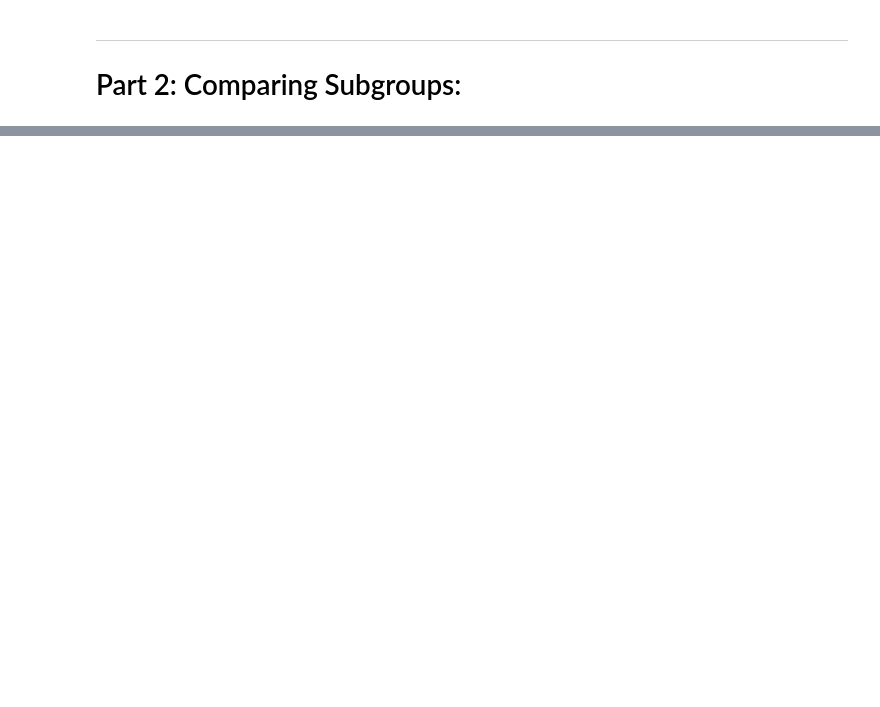
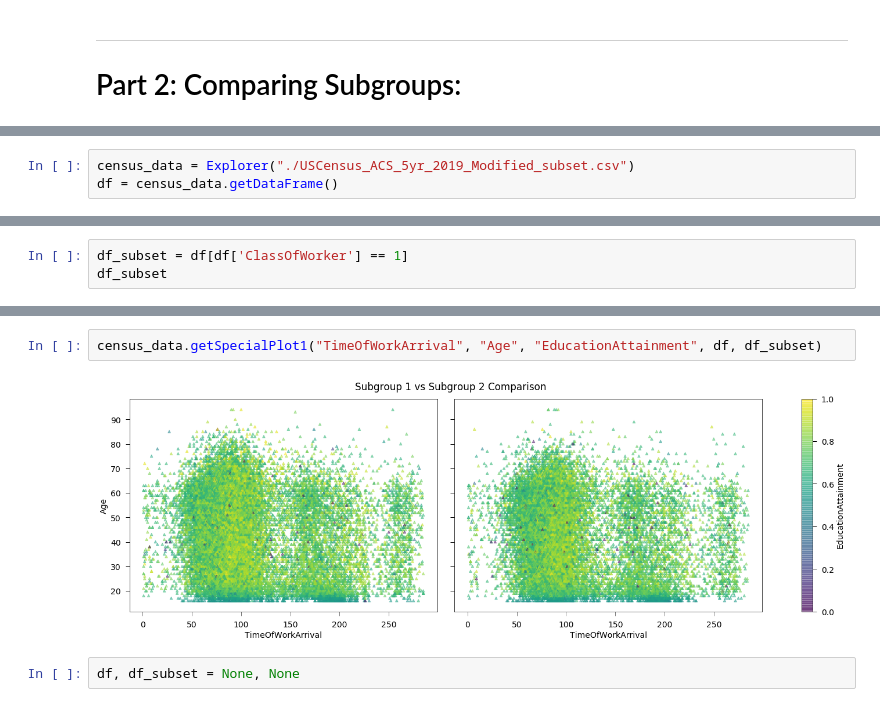
Before and after one commit to MTabbutt/SubGroupExplorerTool_DataViz_CS765, a Jupyter notebook: ToolDev_Exploration.ipynb, the cells around one changed output, grey strips where cells are left out. Saved outputs shown, nothing was run; the diff lists cells and outputs as text; blank space fills up the shorter version.

```diff
--- a/ToolDev_Exploration.ipynb
+++ b/ToolDev_Exploration.ipynb
@@ -349,0 +354,3 @@ ___
+# %%
+census_data = Explorer("./USCensus_ACS_5yr_2019_Modified_subset.csv")
+df = census_data.getDataFrame()
@@ -349,0 +359,3 @@ ___
+# %%
+df_subset = df[df['ClassOfWorker'] == 1]
+df_subset
@@ -349,0 +380,6 @@ ___
+# %%
+census_data.getSpecialPlot1("TimeOfWorkArrival", "Age", "EducationAttainment", df, df_subset)
+# %% [output]
+[figure, added]
+# %%
+df, df_subset = None, None
```
Also changed, not shown: parts of 33 cells of this notebook, 2 other files.
